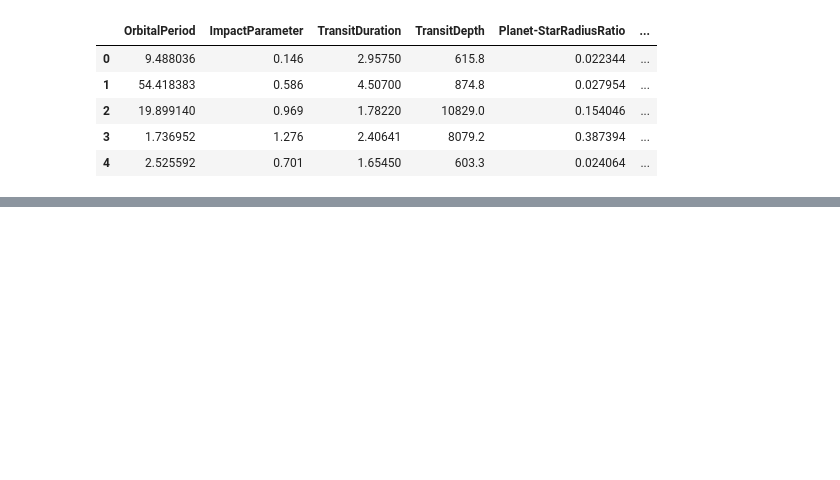
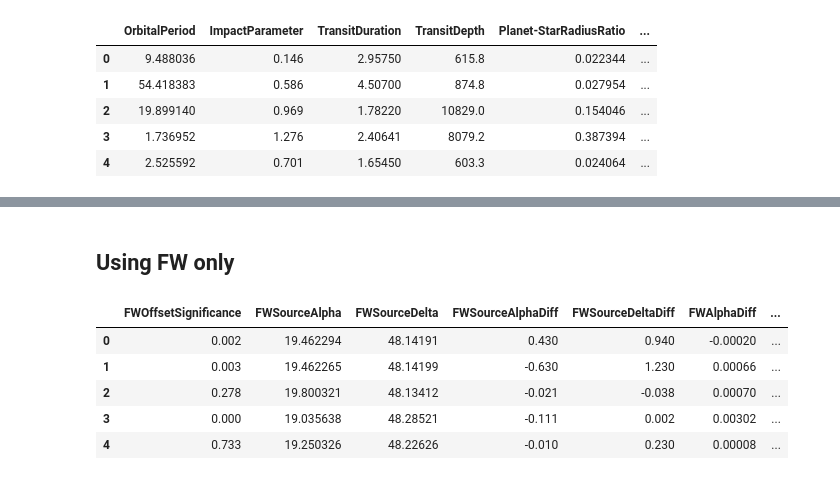
Before and after one commit to brianzjk/exoplanets, a Jupyter notebook: exoplanet_preprocessing.ipynb, the cells around one changed output, grey strips where cells are left out. Cells and saved outputs as stored; diff of their text form; code cells hidden in the pictures; blank space fills up the shorter version.

```diff
--- a/exoplanet_preprocessing.ipynb
+++ b/exoplanet_preprocessing.ipynb
@@ -387,0 +484,12 @@ Please also refer to the documentation for alternative solver options:
+# %% [markdown]
+## Using FW only
+# %%
+data_FW = data.iloc[:, 36:51]
+data_FW.head()
+# %% [output]
+|  | FWOffsetSignificance | FWSourceAlpha | FWSourceDelta | FWSourceAlphaDiff | FWSourceDeltaDiff | FWAlphaDiff | ... |
+| 0 | 0.002 | 19.462294 | 48.14191 | 0.430 | 0.940 | -0.00020 | ... |
+| 1 | 0.003 | 19.462265 | 48.14199 | -0.630 | 1.230 | 0.00066 | ... |
+| 2 | 0.278 | 19.800321 | 48.13412 | -0.021 | -0.038 | 0.00070 | ... |
+| 3 | 0.000 | 19.035638 | 48.28521 | -0.111 | 0.002 | 0.00302 | ... |
+| 4 | 0.733 | 19.250326 | 48.22626 | -0.010 | 0.230 | 0.00008 | ... |
```
Also changed, not shown: parts of 50 cells of this notebook, 1 other file.
